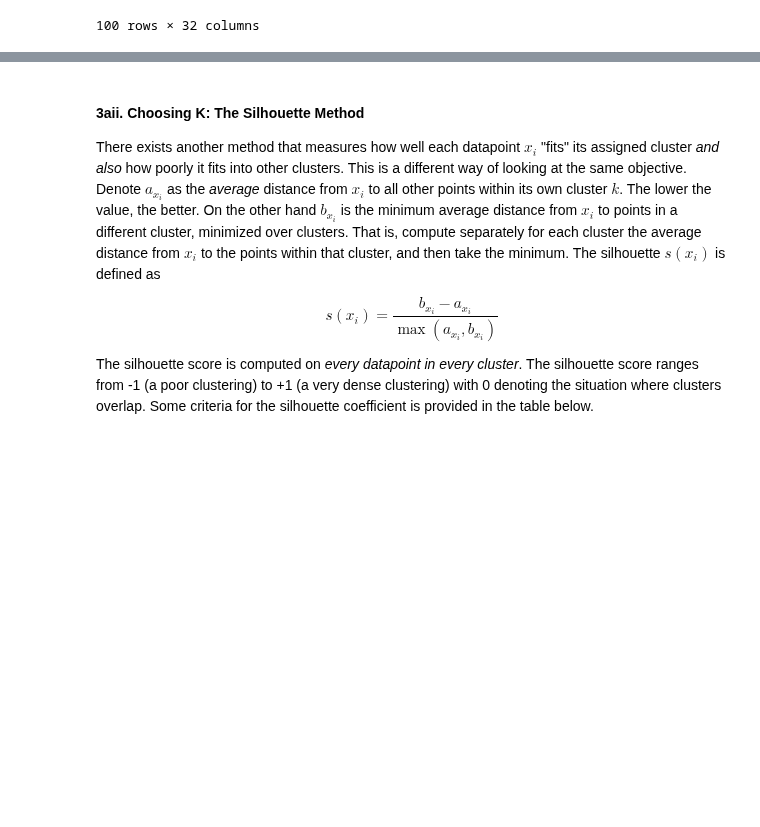
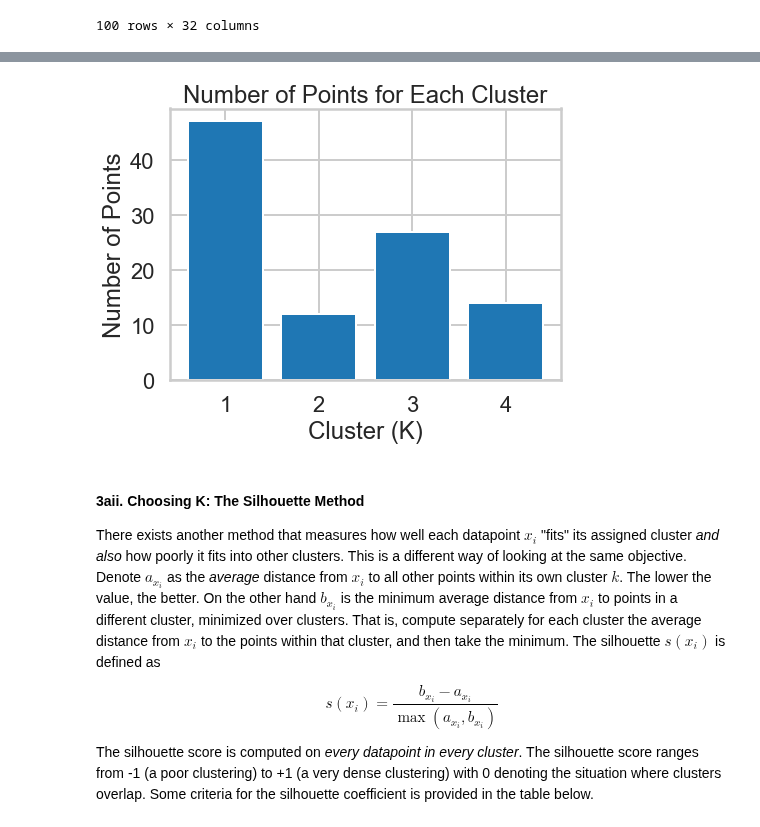
Before and after one commit to Khalif81/Customer-Segmentation-K-Means, a Jupyter notebook: Customer_Segmentation_K-Means.ipynb, the cells around one changed output, grey strips where cells are left out. Cells and saved outputs as stored; diff of their text form; code cells hidden in the pictures; blank space fills up the shorter version.

```diff
--- a/Customer_Segmentation_K-Means.ipynb
+++ b/Customer_Segmentation_K-Means.ipynb
@@ -246,3 +257,25 @@ AttributeError: 'int' object has no attribute 'value_counts'
+# %%
+## best_k = 4
+model = KMeans(n_clusters=best_k)
+model.fit(x_cols)
+
+from collections import Counter, defaultdict
+cluster_points=Counter(model.labels_)
+
+old_keys = list(cluster_points.keys())
+new_keys = [k+1 for k in old_keys]
+cluster_points= dict( zip( new_keys , cluster_points.values()) )
+
+
+plt.subplots(figsize=(7, 5))
+
+plt.bar(cluster_points.keys(), cluster_points.values() );
+plt.xlabel('Cluster (K)');
+plt.ylabel('Number of Points');
+plt.title('Number of Points for Each Cluster');
+#plt.xticks(np.arange(1, max(cluster_points.keys())+1, 1));
+# %% [output]
+[figure, added]
 # %% [markdown]
 #### 3aii. Choosing K: The Silhouette Method
 
```
Also changed, not shown: parts of 6 cells of this notebook.
